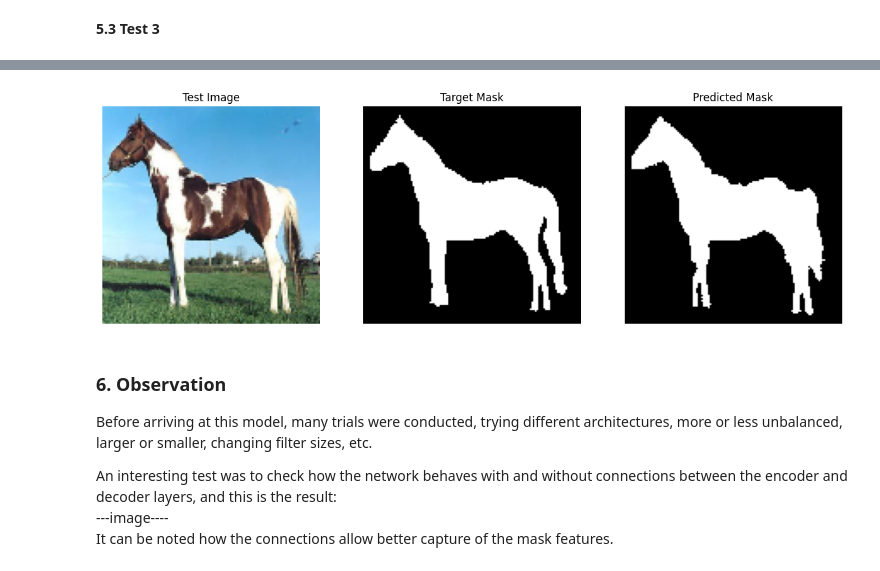
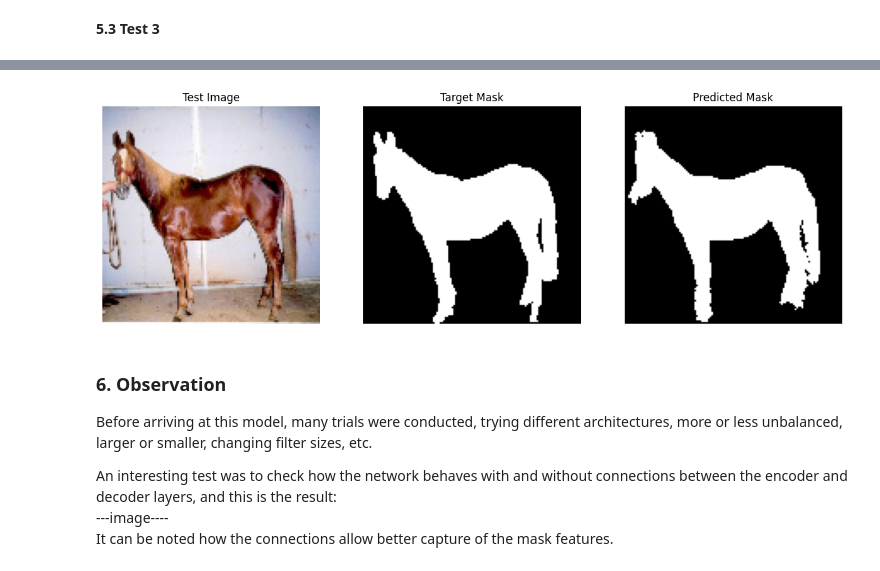
Before and after one commit to francescoS01/semantic_segmentation-CNN, a Jupyter notebook: src/U_Net.ipynb, the cells around one changed output, grey strips where cells are left out. Drawn from its saved outputs; the diff is of its cells as text; code cells hidden in the pictures.

```diff
--- a/src/U_Net.ipynb
+++ b/src/U_Net.ipynb
@@ -28,7 +32,7 @@ IMG_WIDTH = 128
 IMG_CHANNELS = 3  # RGB
 
 # image and mask for training path
-data_folder = "../training_data"
+data_folder = "semantic_segmentation-CNN/training_data"
 images_folder = os.path.join(data_folder, "horses")
 masks_folder = os.path.join(data_folder, "masks")
 
@@ -260,21 +285,18 @@ plt.show()
 # %% [markdown]
 **5.3 Test 3**
 # %%
-MG_HEIGHT = 128
-IMG_WIDTH = 128
-
 # test image
-test_image_path = "../test_data/horses/horse069.png"
+test_image_path = "semantic_segmentation-CNN/test_data/horses/horse037.png"
 test_image = np.array(Image.open(test_image_path))
 rescaled_test_image = cv2.resize(test_image, (IMG_HEIGHT, IMG_WIDTH))
 
 # test mask
-test_mask_path = "../test_data/masks/horse069.png"
+test_mask_path = "semantic_segmentation-CNN/test_data/masks/horse037.png"
 test_mask = np.array(Image.open(test_mask_path))
 
 # predicted mask
 predicted_mask = model.predict(np.expand_dims(rescaled_test_image, axis=0))[0]
-threshold = 0.3
+threshold = 0.1
 binary_mask = predicted_mask > threshold
 
 fig, axes = plt.subplots(1, 3, figsize=(15, 5))
@@ -298,4 +320,4 @@ plt.show()
-[figure, old version]
+[figure, new version]
 # %% [markdown]
 ### **6. Observation** ###
 Before arriving at this model, many trials were conducted, trying different architectures, more or less unbalanced, larger or smaller, changing filter sizes, etc. <br>
```
Also changed, not shown: parts of 9 cells of this notebook.
